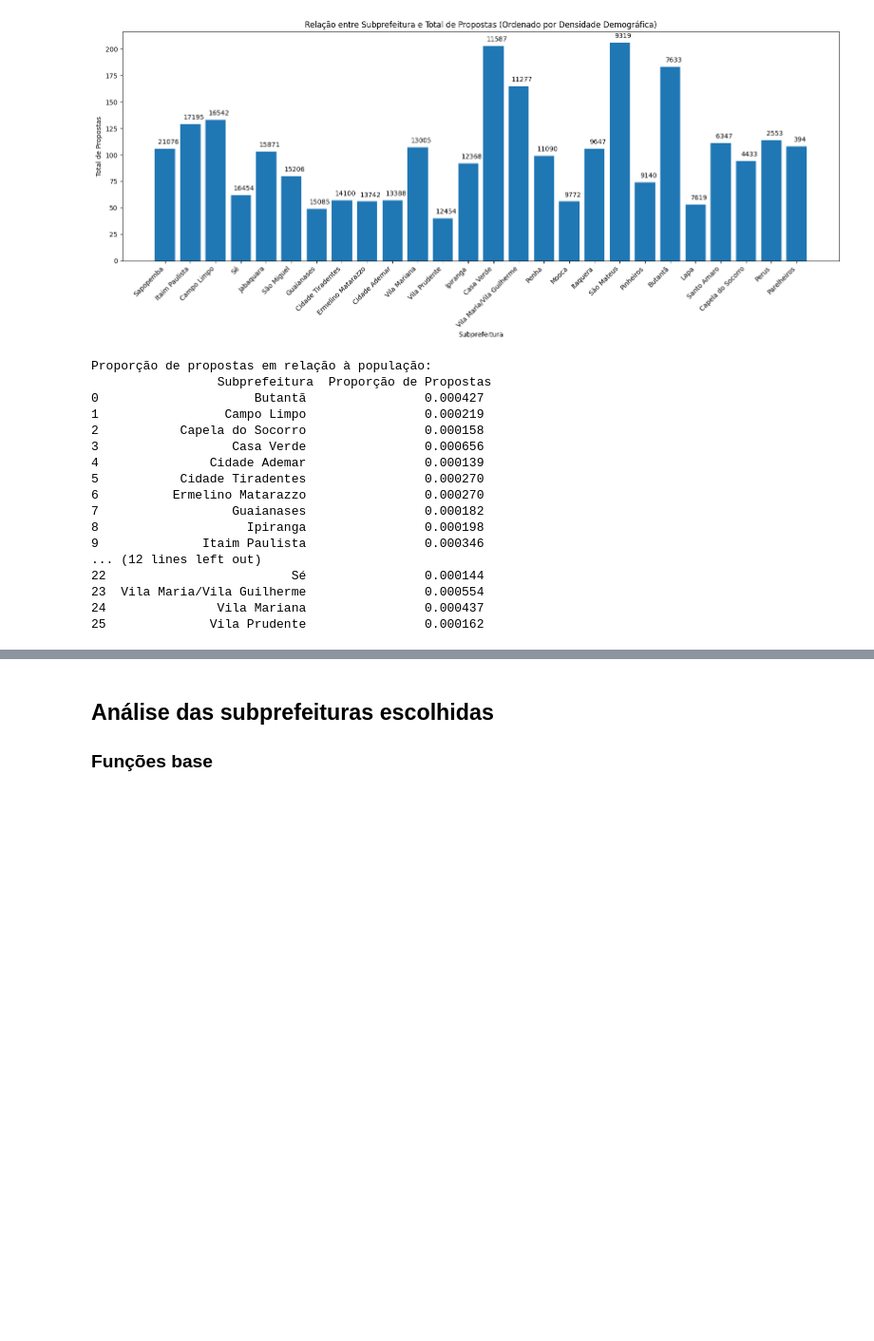
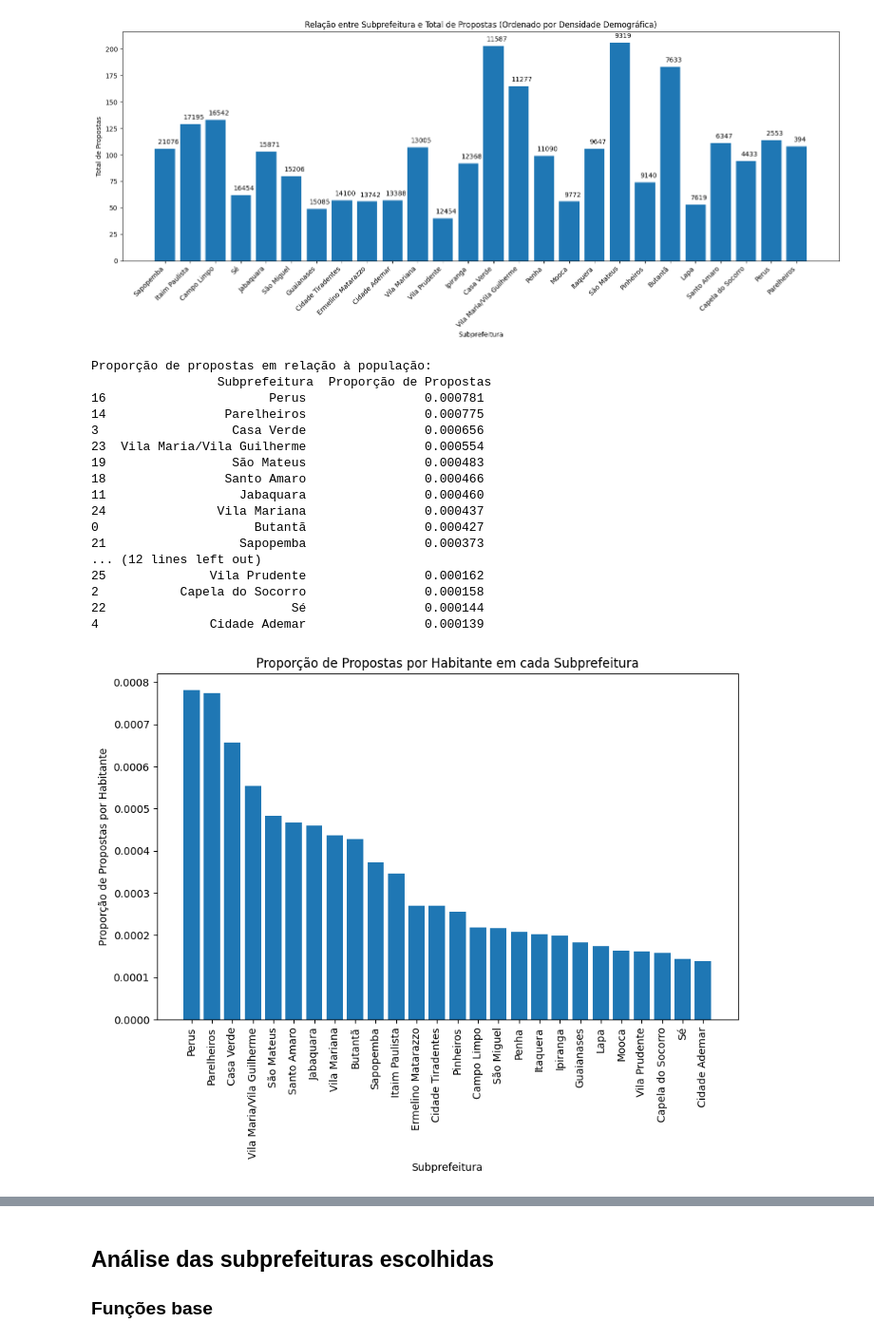
Before and after one commit to iwamotoraphael/participacao-politica, a Jupyter notebook: analise/participe+/orcamento-participativo-2022.ipynb, the cells around one changed output, grey strips where cells are left out. Shown at 95% size. Drawn from its saved outputs; the diff is of its cells as text; code cells hidden in the pictures; blank space fills up the shorter version.

Commit message:
Adição de gráfico de proporção de propostas

```diff
--- a/analise/participe+/orcamento-participativo-2022.ipynb
+++ b/analise/participe+/orcamento-participativo-2022.ipynb
@@ -362,26 +362,39 @@ plt.show()
 # %%
 # Proporção de propostas por habitante da Subprefeitura
 df_subprefeituras_propostas['Proporção de Propostas'] = df_subprefeituras_propostas['Total de Propostas'] / df_subprefeituras_propostas['População Total']
-df_subprefeituras_propostas.sort_values(by='Proporção de Propostas', ascending=False)
+df_subprefeituras_propostas = df_subprefeituras_propostas.sort_values(by='Proporção de Propostas', ascending=False)
 print("Proporção de propostas em relação à população:\n", df_subprefeituras_propostas[['Subprefeitura', 'Proporção de Propostas']])
 # %% [output]
 Proporção de propostas em relação à população:
                  Subprefeitura  Proporção de Propostas
+16                      Perus                0.000781
+14                Parelheiros                0.000775
+3                  Casa Verde                0.000656
+23  Vila Maria/Vila Guilherme                0.000554
+19                 São Mateus                0.000483
+18                Santo Amaro                0.000466
+11                  Jabaquara                0.000460
+24               Vila Mariana                0.000437
 0                     Butantã                0.000427
-1                 Campo Limpo                0.000219
+21                  Sapopemba                0.000373
+... (12 lines left out)
+25              Vila Prudente                0.000162
 2           Capela do Socorro                0.000158
-3                  Casa Verde                0.000656
+22                         Sé                0.000144
 4               Cidade Ademar                0.000139
-5           Cidade Tiradentes                0.000270
-6          Ermelino Matarazzo                0.000270
-7                  Guaianases                0.000182
-8                    Ipiranga                0.000198
-9              Itaim Paulista                0.000346
-... (12 lines left out)
-22                         Sé                0.000144
-23  Vila Maria/Vila Guilherme                0.000554
-24               Vila Mariana                0.000437
-25              Vila Prudente                0.000162
+# %%
+# Criar o gráfico de barras
+plt.figure(figsize=(10, 6))
+plt.bar(df_subprefeituras_propostas['Subprefeitura'], df_subprefeituras_propostas['Proporção de Propostas'])
+plt.xticks(rotation=90)
+plt.xlabel('Subprefeitura')
+plt.ylabel('Proporção de Propostas por Habitante')
+plt.title('Proporção de Propostas por Habitante em cada Subprefeitura')
+
+# Exibir o gráfico
+plt.show()
+# %% [output]
+[figure, added]
 # %%
 # Cálculo da correlação entre População Total e Total de Propostas (valor entre -1 e 1)
 correlacao = df_subprefeituras_propostas['População Total'].corr(df_subprefeituras_propostas['Total de Propostas'])
```
Also changed, not shown: parts of 2 cells of this notebook, 1 other file.
